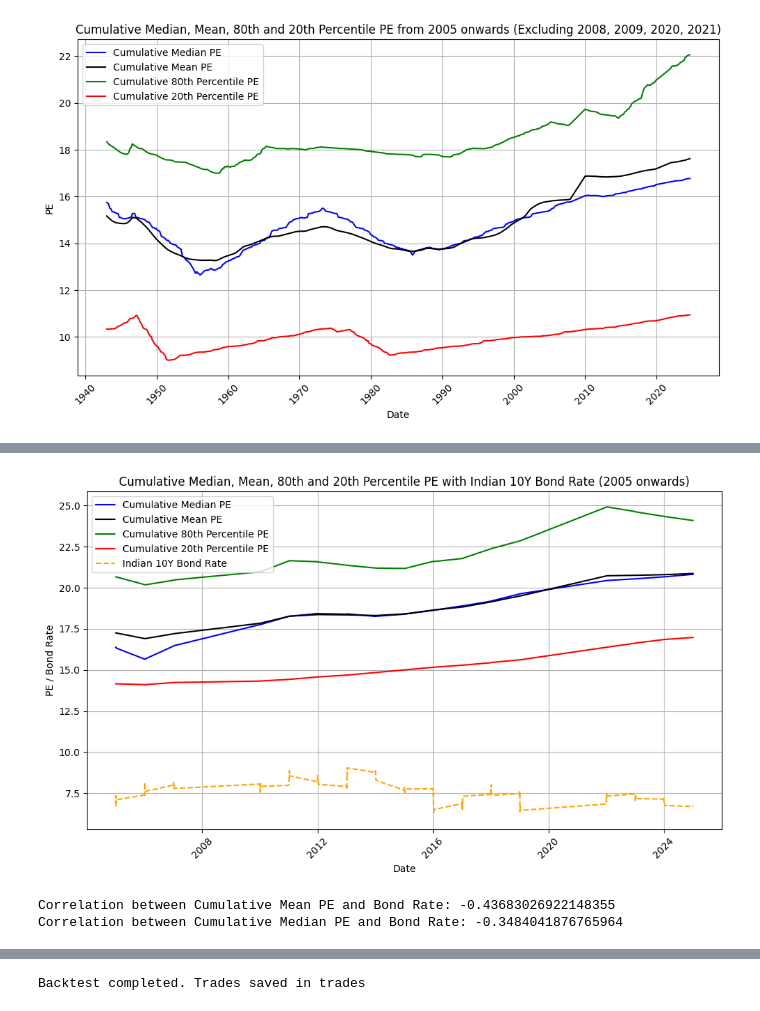
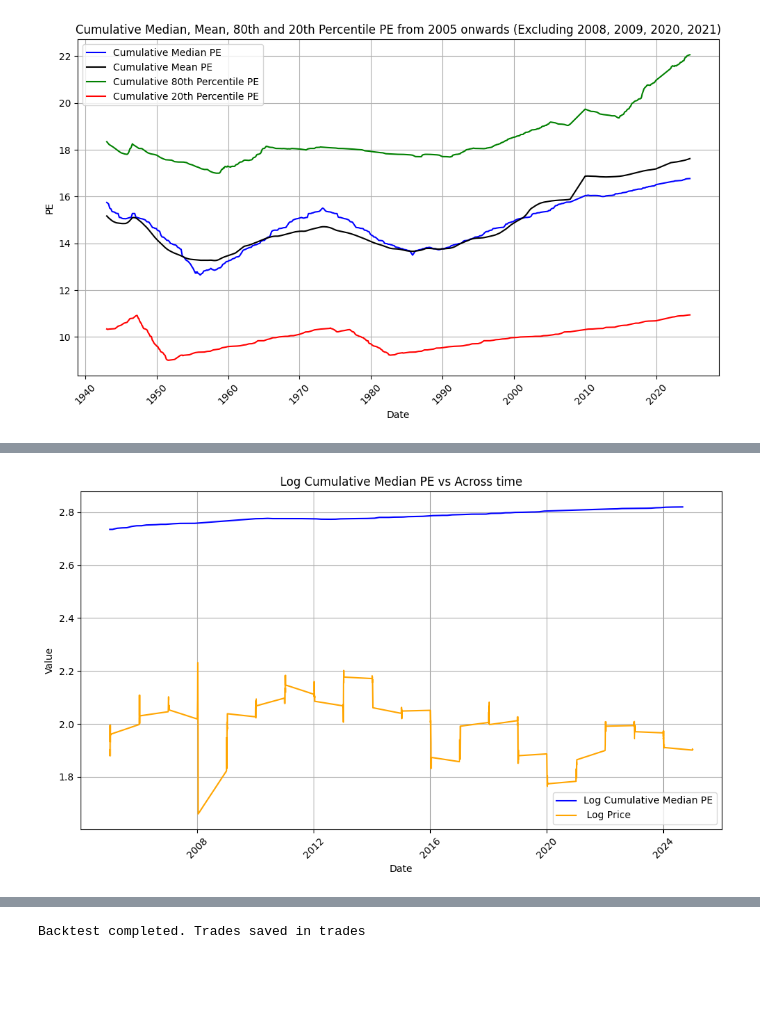
Before and after one commit to TheProfitPilgrim/mf_research_reports, a Jupyter notebook: reports/report_src/models_index/N_50_mean_rev.ipynb, the cells around one changed output, grey strips where cells are left out. Drawn from its saved outputs; the diff is of its cells as text; code cells hidden in the pictures; blank space fills up the shorter version.

```diff
--- a/reports/report_src/mf_index_analysis/N_50_mean_rev.ipynb
+++ b/reports/report_src/models_index/N_50_mean_rev.ipynb
@@ -146,3 +146,9 @@ plt.tight_layout()
 plt.show()
 # %% [output]
 [figure]
+# %%
+df_intr = pd.read_csv(r"Data\\india_data\\ind_interest_rates.csv")
+df_intr["Date"] = pd.to_datetime(df_intr["Date"], dayfirst=True)
+df_intr = df_intr.sort_values("Date", ascending=True)
+df_intr = df_intr.reset_index()
+df_intr.head(5)
@@ -149,32 +162,18 @@ plt.show()
 # %%
-df_ir_filtered = df_ir[df_ir['Date'].dt.year >= 2005]
-df_ir_filtered = df_ir_filtered[~df_ir_filtered['Date'].dt.year.isin(years_to_remove)]
-
-df_combined = pd.merge(df_filtered_2, df_ir_filtered[['Date', 'Price']], on='Date', how='inner')
-
+df2['Cumulative Median PE'] = df2['PE'].expanding().median()
+df_filtered_2 = df2[df2['Date'].dt.year >= 2005]
+years_to_remove = [2008, 2009, 2020, 2021]
+df_filtered_2 = df_filtered_2[~df_filtered_2['Date'].dt.year.isin(years_to_remove)]
 plt.figure(figsize=(10, 6))
-plt.plot(df_combined['Date'], df_combined['Cumulative Median PE'], label='Cumulative Median PE', color='blue')
-plt.plot(df_combined['Date'], df_combined['Cumulative Mean PE'], label='Cumulative Mean PE', color='black')
-plt.plot(df_combined['Date'], df_combined['Cumulative 80th Percentile PE'], label='Cumulative 80th Percentile PE', color='green')
-plt.plot(df_combined['Date'], df_combined['Cumulative 20th Percentile PE'], label='Cumulative 20th Percentile PE', color='red')
-plt.plot(df_combined['Date'], df_combined['Price'], label='Indian 10Y Bond Rate', color='orange', linestyle='--')
-
-plt.title('Cumulative Median, Mean, 80th and 20th Percentile PE with Indian 10Y Bond Rate (2005 onwards)')
+plt.plot(df_filtered_2['Date'],np.log(df_filtered_2['Cumulative Median PE']), label='Log Cumulative Median PE', color='blue')
+plt.plot(df_intr['Date'], np.log(df_intr['Price']), label=' Log Price', color='orange')
+plt.title('Log Cumulative Median PE vs Across time')
 plt.xlabel('Date')
-plt.ylabel('PE / Bond Rate')
+plt.ylabel('Value')
 plt.grid(True)
 plt.xticks(rotation=45)
 plt.legend()
 plt.tight_layout()
-
 plt.show()
 # %% [output]
-[figure, old version]
+[figure, new version]
-# %%
-correlation_mean = df_combined['Cumulative Mean PE'].corr(df_combined['Price'])
-correlation_median = df_combined['Cumulative Median PE'].corr(df_combined['Price'])
-print(f"Correlation between Cumulative Mean PE and Bond Rate: {correlation_mean}")
-print(f"Correlation between Cumulative Median PE and Bond Rate: {correlation_median}")
-# %% [output]
-Correlation between Cumulative Mean PE and Bond Rate: -0.43683026922148355
-Correlation between Cumulative Median PE and Bond Rate: -0.3484041876765964
```
Also changed, not shown: parts of 3 cells of this notebook, 6 other files.
